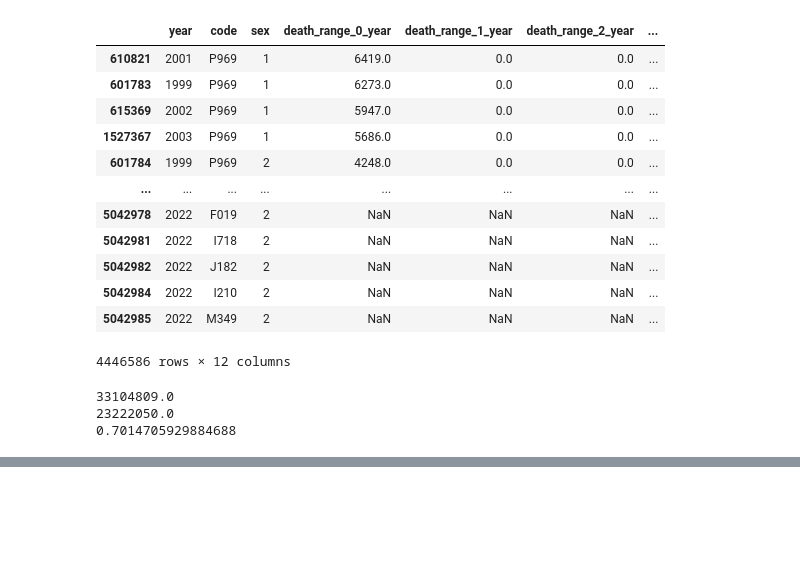
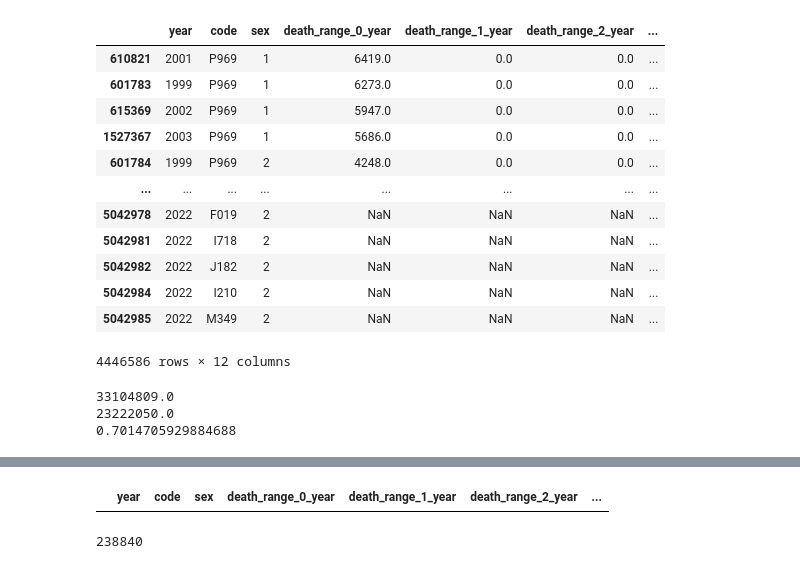
Before and after one commit to msharaf315/data_visualization, a Jupyter notebook: task_two/EDA.ipynb, the cells around one changed output, grey strips where cells are left out. Drawn from its saved outputs; the diff is of its cells as text; code cells hidden in the pictures; blank space fills up the shorter version.

```diff
--- a/task_two/EDA.ipynb
+++ b/task_two/EDA.ipynb
@@ -298,0 +346,18 @@ len(df_morticid_merged)
+# %%
+# Validate no empty rows
+filtered_df[
+    (df_morticid_merged["death_range_0_year"] == 0)
+    & (df_morticid_merged["death_range_1_year"] == 0)
+    & (df_morticid_merged["death_range_2_year"] == 0)
+    & (df_morticid_merged["death_range_3_year"] == 0)
+    & (df_morticid_merged["death_range_4_year"] == 0)
+    & (df_morticid_merged["death_range_5_9"] == 0)
+    & (df_morticid_merged["death_range_10_14"] == 0)
+    & (df_morticid_merged["death_range_15_19"] == 0)
+].head()
+# %% [output]
+|  | year | code | sex | death_range_0_year | death_range_1_year | death_range_2_year | ... |
+# %%
+len(filtered_df)
+# %% [output]
+238840
```
Also changed, not shown: parts of 4 cells of this notebook, 4 other files.
